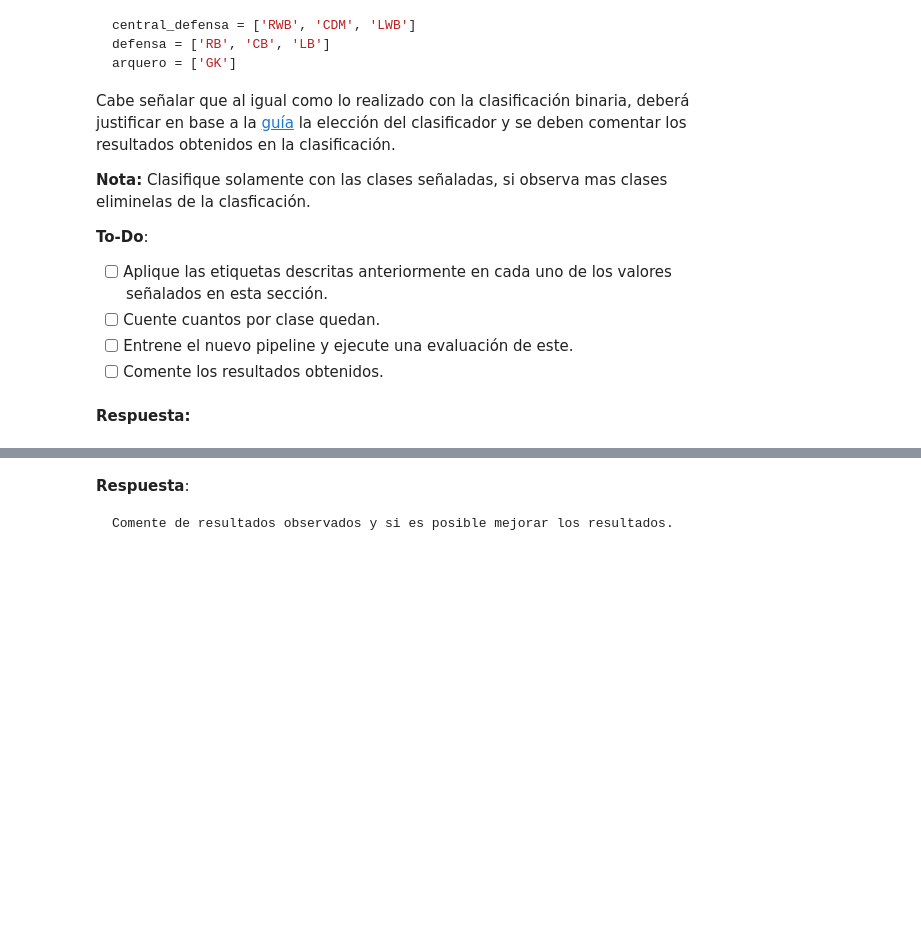
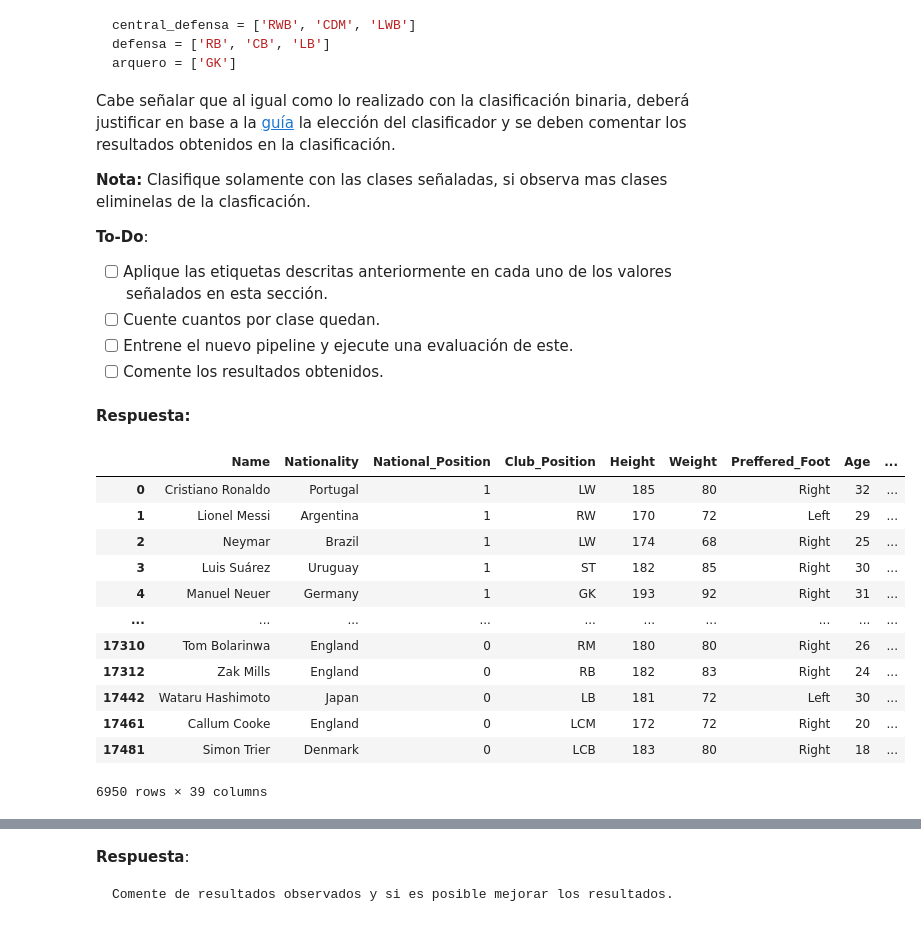
Before and after one commit to HexaPulsar/LabMDS, a Jupyter notebook: Lab_8/Laboratorio8_enunciado.ipynb, the cells around one changed output, grey strips where cells are left out. Drawn from its saved outputs; the diff is of its cells as text; code cells hidden in the pictures; blank space fills up the shorter version.

```diff
--- a/Lab_8/Laboratorio8_enunciado.ipynb
+++ b/Lab_8/Laboratorio8_enunciado.ipynb
@@ -589,0 +593,19 @@ Cabe señalar que al igual como lo realizado con la clasificación binaria, debe
+# %%
+### Código aquí ###d
+df_players['Club_Position']
+cond = df_players.query("Club_Position != 'Res' and Club_Position != 'Sub'")
+display(cond)
+# %% [output]
+|  | Name | Nationality | National_Position | Club_Position | Height | Weight | Preffered_Foot | Age | ... |
+| 0 | Cristiano Ronaldo | Portugal | 1 | LW | 185 | 80 | Right | 32 | ... |
+| 1 | Lionel Messi | Argentina | 1 | RW | 170 | 72 | Left | 29 | ... |
+| 2 | Neymar | Brazil | 1 | LW | 174 | 68 | Right | 25 | ... |
+| 3 | Luis Suárez | Uruguay | 1 | ST | 182 | 85 | Right | 30 | ... |
+| 4 | Manuel Neuer | Germany | 1 | GK | 193 | 92 | Right | 31 | ... |
+| ... | ... | ... | ... | ... | ... | ... | ... | ... | ... |
+| 17310 | Tom Bolarinwa | England | 0 | RM | 180 | 80 | Right | 26 | ... |
+| 17312 | Zak Mills | England | 0 | RB | 182 | 83 | Right | 24 | ... |
+| 17442 | Wataru Hashimoto | Japan | 0 | LB | 181 | 72 | Left | 30 | ... |
+| 17461 | Callum Cooke | England | 0 | LCM | 172 | 72 | Right | 20 | ... |
+| 17481 | Simon Trier | Denmark | 0 | LCB | 183 | 80 | Right | 18 | ... |
+6950 rows × 39 columns
```
Also changed, not shown: parts of 15 cells of this notebook.
